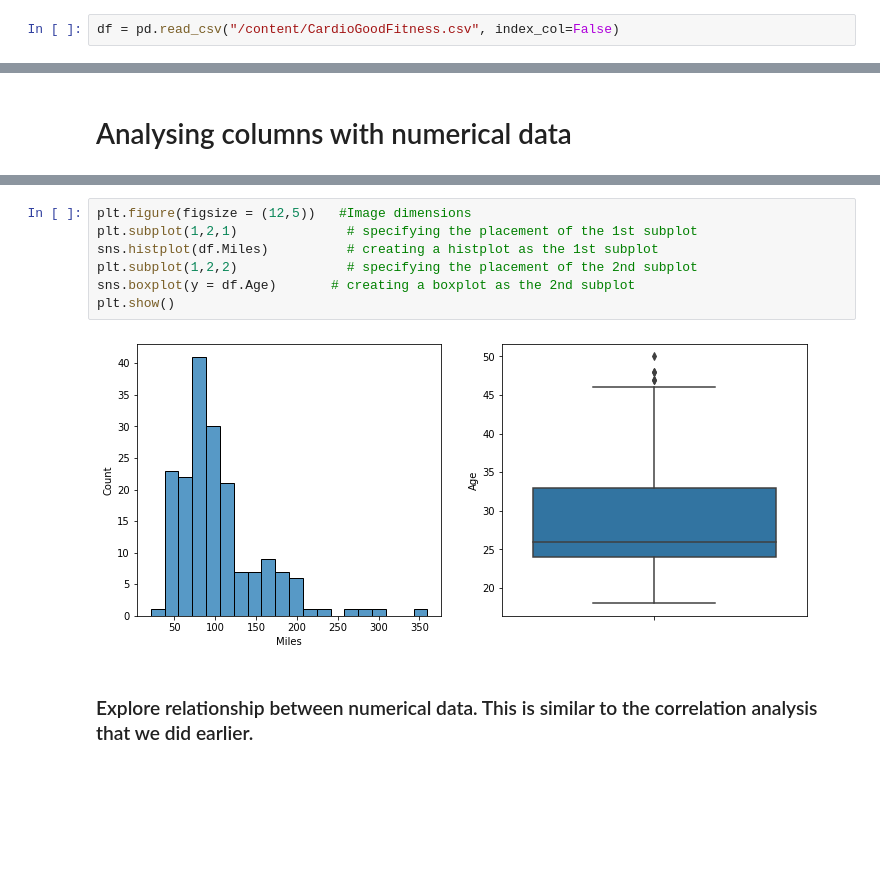
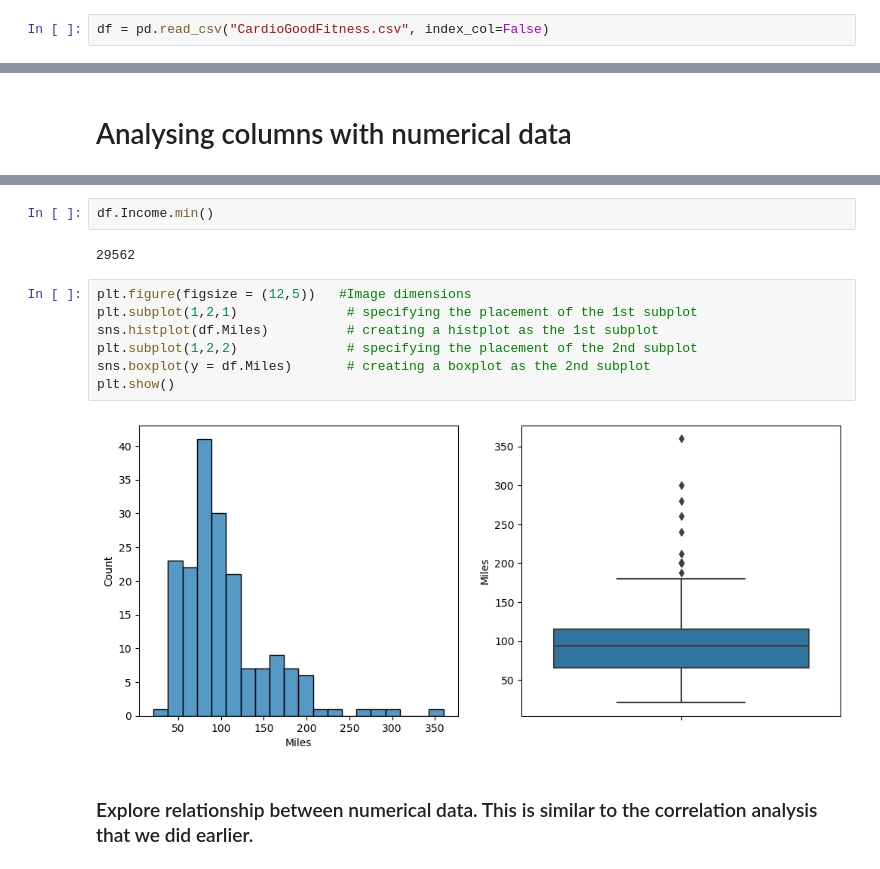
Before and after one commit to Annerquaye/gym-equipment, a Jupyter notebook: Gym_Equipment_Analysis.ipynb, the cells around one changed output, grey strips where cells are left out. Saved outputs shown, nothing was run; the diff lists cells and outputs as text; blank space fills up the shorter version.

```diff
--- a/Gym_Equipment_Analysis.ipynb
+++ b/Gym_Equipment_Analysis.ipynb
@@ -8,7 +8,7 @@ from sklearn.model_selection import train_test_split # Creating training and tes
 from sklearn.linear_model import LinearRegression # Model
 import plotly.express as px
 # %%
-df = pd.read_csv("/content/CardioGoodFitness.csv", index_col=False)
+df = pd.read_csv("CardioGoodFitness.csv", index_col=False)
 # %% [markdown]
 ### Exploring the dataset to find out what it contains.
 
@@ -252,12 +283,16 @@ plt.show()
+# %%
+df.Income.min()
+# %% [output]
+29562
 # %%
 plt.figure(figsize = (12,5))   #Image dimensions
 plt.subplot(1,2,1)              # specifying the placement of the 1st subplot
 sns.histplot(df.Miles)          # creating a histplot as the 1st subplot
 plt.subplot(1,2,2)              # specifying the placement of the 2nd subplot
-sns.boxplot(y = df.Age)       # creating a boxplot as the 2nd subplot
+sns.boxplot(y = df.Miles)       # creating a boxplot as the 2nd subplot
 plt.show()
 # %% [output]
-[figure, old version]
+[figure, new version]
 # %% [markdown]
 ### Explore relationship between numerical data. This is similar to the correlation analysis that we did earlier.
 # %%
```
Also changed, not shown: parts of 13 cells of this notebook.
